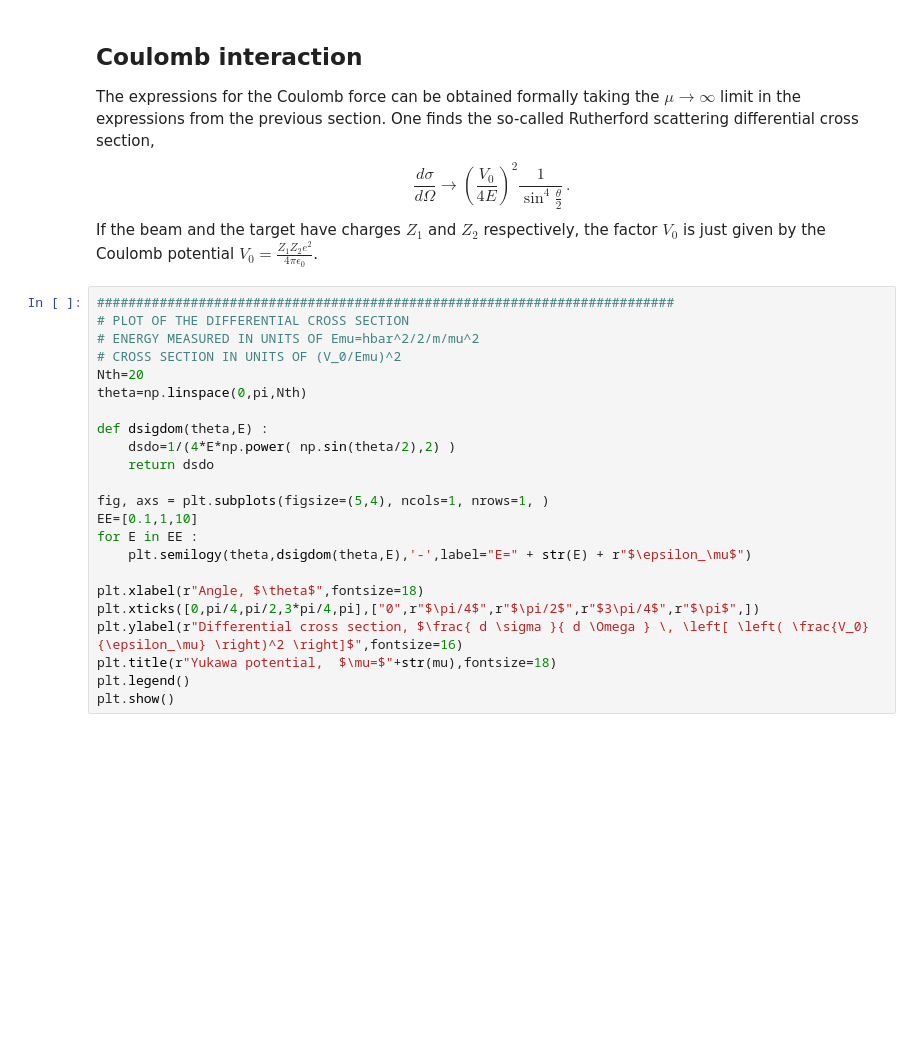
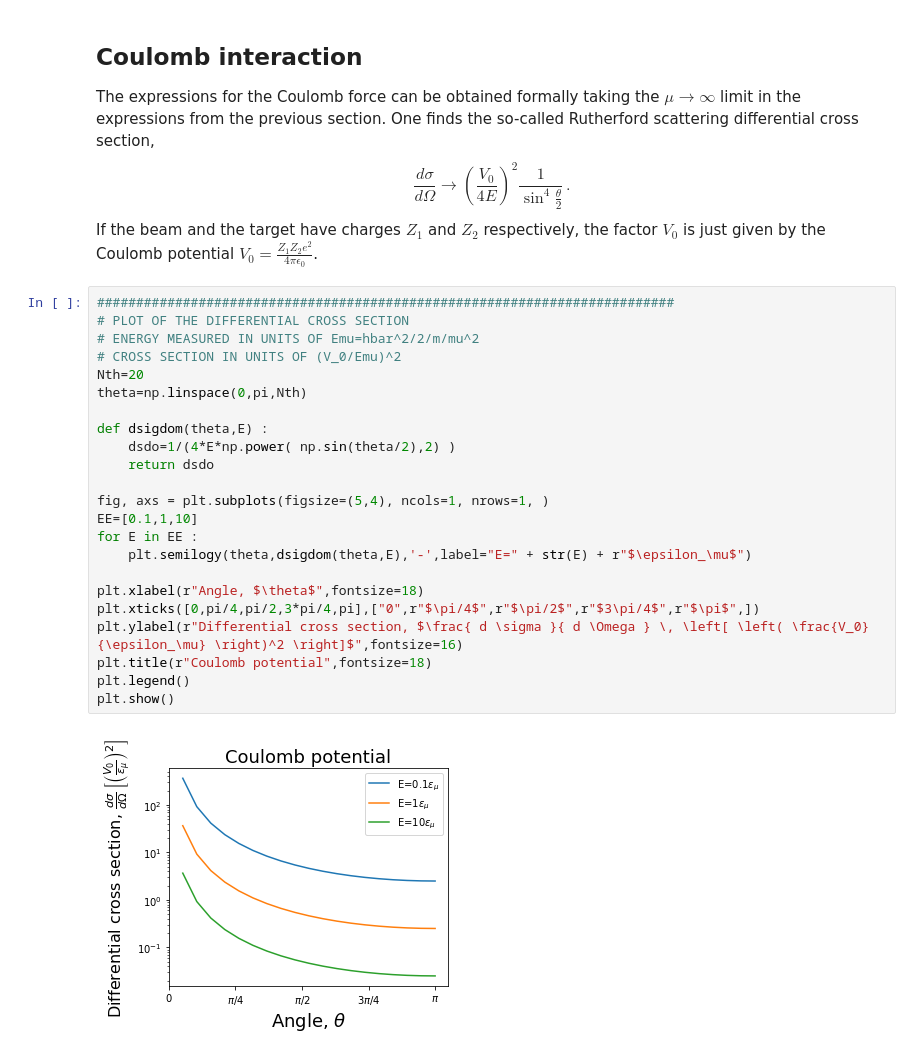
Before and after one commit to arnaurios/AdvancedQuantumMechanics, a Jupyter notebook: Scattering_Born_Yukawa.ipynb, the cells around one changed output. Drawn from its saved outputs; the diff is of its cells as text; blank space fills up the shorter version.

Commit message:
2022 scattering

```diff
--- a/Scattering_Born_Yukawa.ipynb
+++ b/Scattering_Born_Yukawa.ipynb
@@ -157,23 +163,25 @@ If the beam and the target have charges $Z_1$ and $Z_2$ respectively, the factor
 # %%
 ##########################################################################
 # PLOT OF THE DIFFERENTIAL CROSS SECTION
 # ENERGY MEASURED IN UNITS OF Emu=hbar^2/2/m/mu^2
 # CROSS SECTION IN UNITS OF (V_0/Emu)^2
 Nth=20
 theta=np.linspace(0,pi,Nth)
 
 def dsigdom(theta,E) :
     dsdo=1/(4*E*np.power( np.sin(theta/2),2) )
     return dsdo
 
 fig, axs = plt.subplots(figsize=(5,4), ncols=1, nrows=1, )
 EE=[0.1,1,10]
 for E in EE :
     plt.semilogy(theta,dsigdom(theta,E),'-',label="E=" + str(E) + r"$\epsilon_\mu$")
 
 plt.xlabel(r"Angle, $\theta$",fontsize=18)
 plt.xticks([0,pi/4,pi/2,3*pi/4,pi],["0",r"$\pi/4$",r"$\pi/2$",r"$3\pi/4$",r"$\pi$",])
 plt.ylabel(r"Differential cross section, $\frac{ d \sigma }{ d \Omega } \, \left[ \left( \frac{V_0}{\epsilon_\mu} \right)^2 \right]$",fontsize=16)
-plt.title(r"Yukawa potential,  $\mu=$"+str(mu),fontsize=18)
+plt.title(r"Coulomb potential",fontsize=18)
 plt.legend()
 plt.show()
+# %% [output]
+[figure, added]
```
Also changed, not shown: parts of 3 cells of this notebook, 3 other files.
